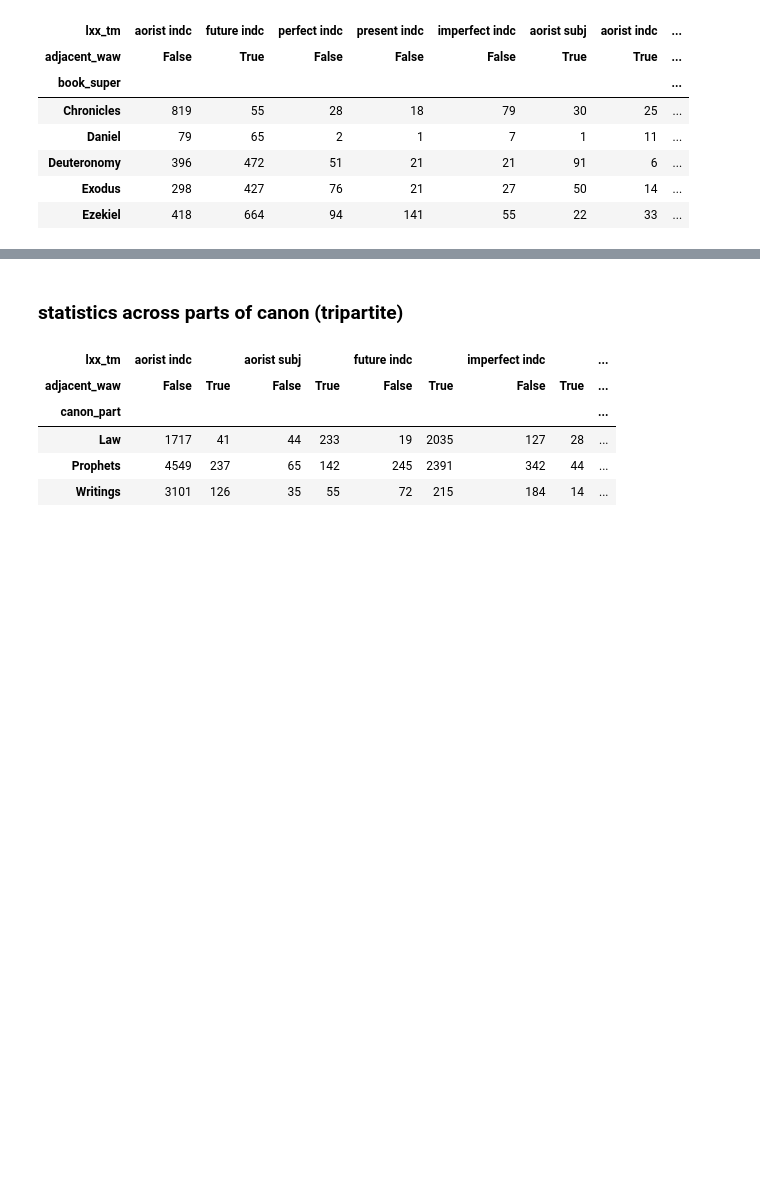
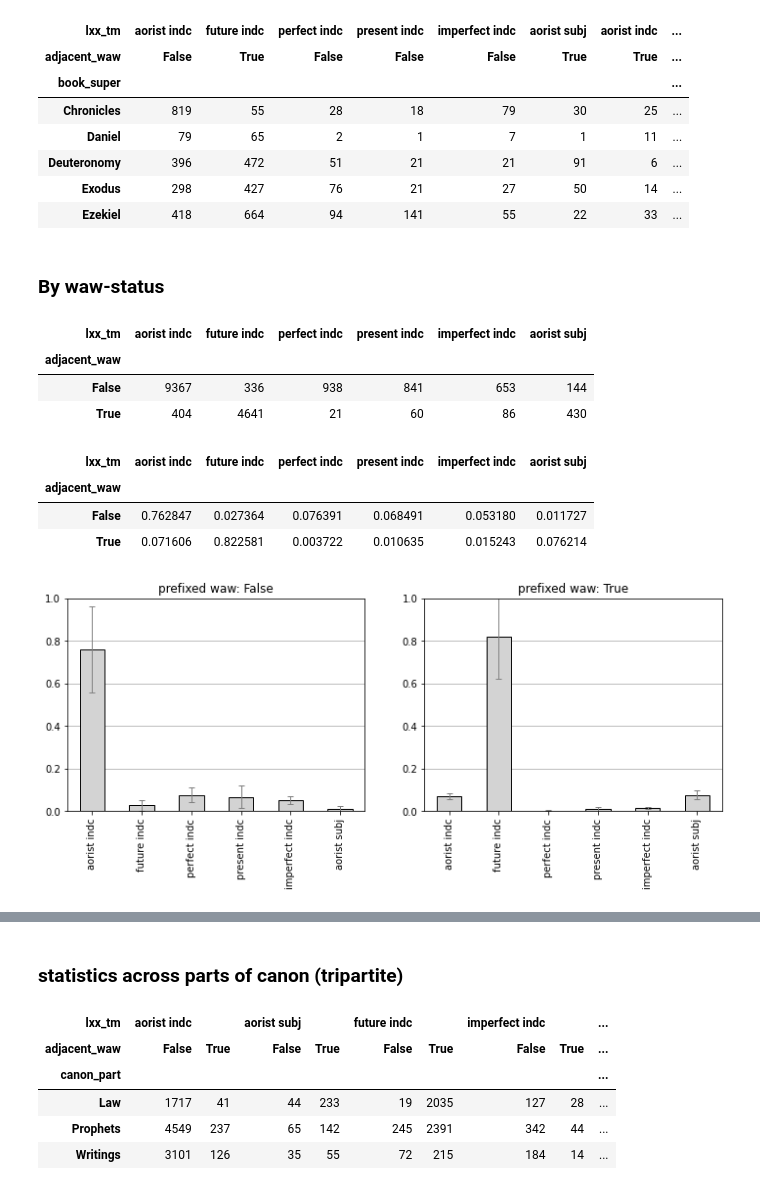
Before and after one commit to CambridgeSemiticsLab/Gesenius_data, a Jupyter notebook: analysis/§106_translations.ipynb, the cells around one changed output, grey strips where cells are left out. Saved outputs shown, nothing was run; the diff lists cells and outputs as text; code cells hidden in the pictures; blank space fills up the shorter version.

Commit message:
Add new data and analyses

```diff
--- a/analysis/_dev_/use_of_perfect.ipynb
+++ b/analysis/§106_translations.ipynb
@@ -111,6 +94,9 @@ Index(['aorist indc', 'future indc', 'perfect indc', 'present indc',
 # %%
 lxx_transs = qatal_df[qatal_df.lxx_tm.isin(select_lxx_tenses)]
 
+# assemble a count by book(super) which allows us
+# to calculate standard deviations within various
+# segmentations of the LXX
 vts_book = pd.pivot_table(
         lxx_transs,
         index='book_super',
@@ -119,6 +105,8 @@ vts_book = pd.pivot_table(
         fill_value=0
 )
 
+vts_prop = prop_table(vts_book)
+
 # sort by most frequent to least
 vts_book = vts_book[vts_book.sum().sort_values(ascending=False).index]
 
@@ -132,3 +120,42 @@ vts_book.head()
 | Deuteronomy | 396 | 472 | 51 | 21 | 21 | 91 | 6 | ... |
 | Exodus | 298 | 427 | 76 | 21 | 27 | 50 | 14 | ... |
 | Ezekiel | 418 | 664 | 94 | 141 | 55 | 22 | 33 | ... |
+# %% [markdown]
+### By waw-status
+# %%
+lxx_waw = PivotProp(lxx_transs, 'adjacent_waw', 'lxx_tm')
+
+lxx_waw.ct
+# %% [output]
+| lxx_tm | aorist indc | future indc | perfect indc | present indc | imperfect indc | aorist subj |
+| adjacent_waw |  |  |  |  |  |  |
+| False | 9367 | 336 | 938 | 841 | 653 | 144 |
+| True | 404 | 4641 | 21 | 60 | 86 | 430 |
+# %%
+lxx_waw.pr
+# %% [output]
+| lxx_tm | aorist indc | future indc | perfect indc | present indc | imperfect indc | aorist subj |
+| adjacent_waw |  |  |  |  |  |  |
+| False | 0.762847 | 0.027364 | 0.076391 | 0.068491 | 0.053180 | 0.011727 |
+| True | 0.071606 | 0.822581 | 0.003722 | 0.010635 | 0.015243 | 0.076214 |
+# %%
+fig, axs = plt.subplots(1, 2, figsize=(12, 4))
+axs = axs.ravel()
+
+for i, waw_stat in enumerate([False, True]):
+
+    # select status by book to calculate std for error bars
+    by_book = vts_prop.loc[:, pd.IndexSlice[:,waw_stat]]
+    by_book.columns = by_book.columns.droplevel('adjacent_waw')
+
+    data = lxx_waw.pr.loc[waw_stat]
+    ax = axs[i]
+    plot_bar_1D(
+        data, ax,
+        title=f'prefixed waw: {waw_stat}',
+        yerr=by_book.std(),
+        error_kw=dict(ecolor='gray', lw=1, capsize=3)
+    )
+    ax.set_ylim(0, 1.0)
+# %% [output]
+[figure, added]
```
Also changed, not shown: parts of 40 cells of this notebook, 11 other files.
